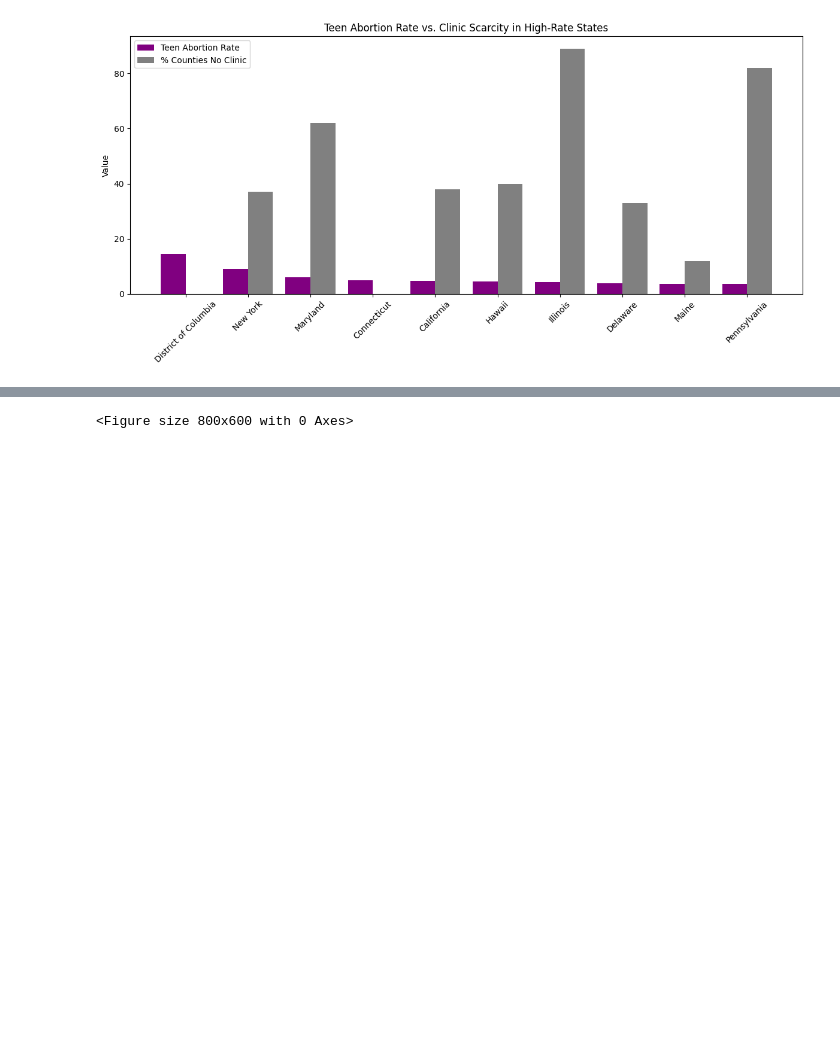
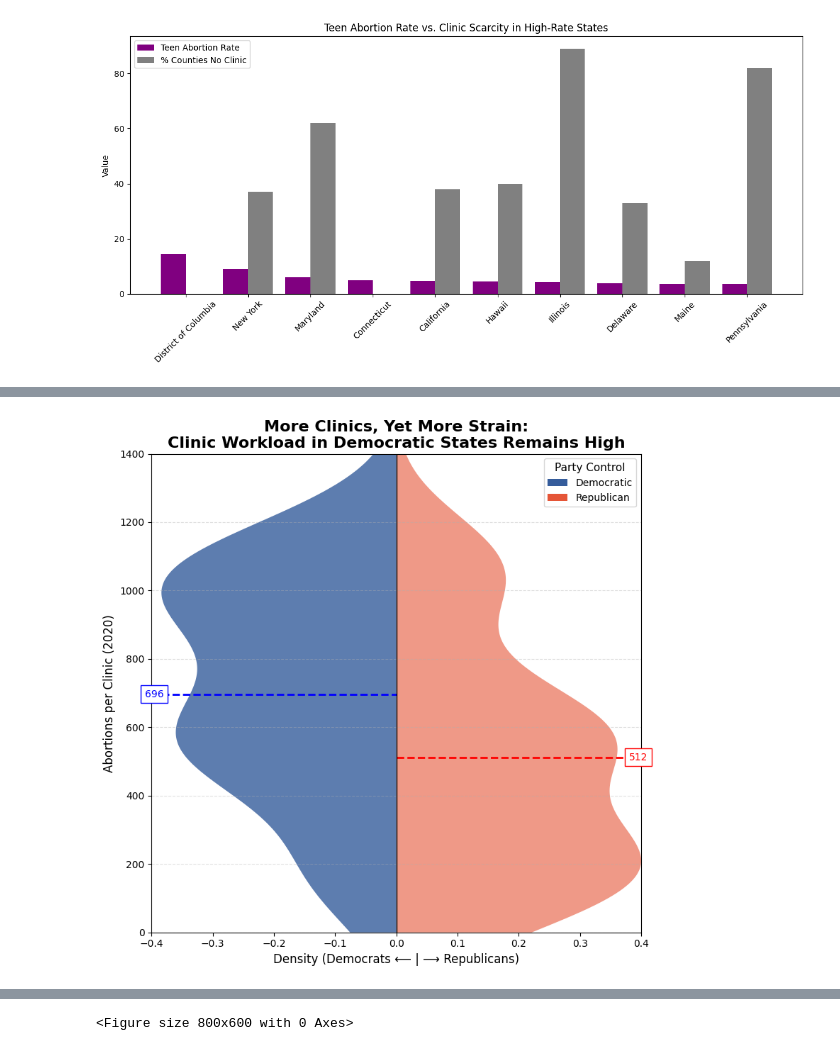
Before and after one commit to evelynzhang5/portfolio, a Jupyter notebook: project2/dsc106.ipynb, the cells around one changed output, grey strips where cells are left out. Cells and saved outputs as stored; diff of their text form; code cells hidden in the pictures; blank space fills up the shorter version.

```diff
--- a/project2/dsc106.ipynb
+++ b/project2/dsc106.ipynb
@@ -153,3 +231,96 @@ Index(['U.S. State', '% change in abortion rate, 2017-2020',
+# %%
+import pandas as pd
+import numpy as np
+import matplotlib.pyplot as plt
+from scipy.stats import gaussian_kde
+from matplotlib.patches import Patch
+
+# Data prep
+abortion = abortion_df.copy()
+abortion['Abortions_per_Clinic'] = abortion['Abortions_2020'] / abortion['Clinic_Count']
+abortion = abortion.dropna(subset=['Party_Control'])
+
+def bottom_half(group):
+    return group.nsmallest(len(group)//2, 'Abortions_per_Clinic')
+
+bottom_50 = (
+    abortion.groupby('Party_Control', group_keys=False)
+    .apply(bottom_half, include_groups=False)
+)
+bottom_50['Party_Control'] = abortion.set_index('State').loc[bottom_50['State']]['Party_Control'].values
+
+dem_data = bottom_50[bottom_50['Party_Control'] == 'Democratic']['Abortions_per_Clinic']
+rep_data = bottom_50[bottom_50['Party_Control'] == 'Republican']['Abortions_per_Clinic']
+
+# Bandwidth
+kde_dem = gaussian_kde(dem_data, bw_method=0.5)
+kde_rep = gaussian_kde(rep_data, bw_method=0.4)
+
+# x
+x = np.linspace(0, 1400, 300)
+
+dem_density = kde_dem(x)
+rep_density = kde_rep(x)
+
+max_density = max(dem_density.max(), rep_density.max())
+dem_density = dem_density / max_density * 0.4
+rep_density = rep_density / max_density * 0.4
+
+# Plot
+fig, ax = plt.subplots(figsize=(8,8))
+
+# Fill sides
+ax.fill_betweenx(x, -dem_density, np.zeros_like(x), facecolor='#355C9B', alpha=0.8)
+ax.fill_betweenx(x, np.zeros_like(x), rep_density, facecolor='#e55537', alpha=0.6)
+
+# Medians
+# Compute medians
+dem_median = dem_data.median()
+rep_median = rep_data.median()
+
+# Draw median lines
+ax.hlines(dem_median, xmin=-0.4, xmax=0, color='blue', linestyle='--', lw=2)
+ax.hlines(rep_median, xmin=0,    xmax=0.4, color='red',  linestyle='--', lw=2)
+
+# Annotate median values with text boxes
+ax.text(
+    -0.38, dem_median,               # x, y
+    f"{dem_median:.0f}",             # text
+    color='blue',
+    va='center', ha='right',         # align
+    fontsize=10,
+    bbox=dict(facecolor='white', edgecolor='blue')
+)
+
+ax.text(
+     0.38, rep_median,
+     f"{rep_median:.0f}",
+     color='red',
+     va='center', ha='left',
+     fontsize=10,
+     bbox=dict(facecolor='white', edgecolor='red')
+)
+
+# Legend
+handles = [
+    Patch(facecolor='#355C9B', label='Democratic'),
+    Patch(facecolor='#e55537', label='Republican')
+]
+ax.legend(handles=handles, loc='upper right', title="Party Control", fontsize=10, title_fontsize=11)
+
+# Style
+ax.set_xlim(-0.4, 0.4)
+ax.set_ylim(0, 1400)
+ax.set_xlabel('Density (Democrats ⟵ | ⟶ Republicans)', fontsize=12)
+ax.set_ylabel('Abortions per Clinic (2020)', fontsize=12)
+ax.set_title('More Clinics, Yet More Strain:\nClinic Workload in Democratic States Remains High', fontsize=16, fontweight='bold')
+ax.axvline(0, color='black', lw=1)
+ax.grid(axis='y', linestyle='--', alpha=0.4)
+
+plt.tight_layout()
+plt.show()
+# %% [output]
+[figure, added]
 # %%
 
 import pandas as pd
```
Also changed, not shown: parts of 32 cells of this notebook, 11 other files.
